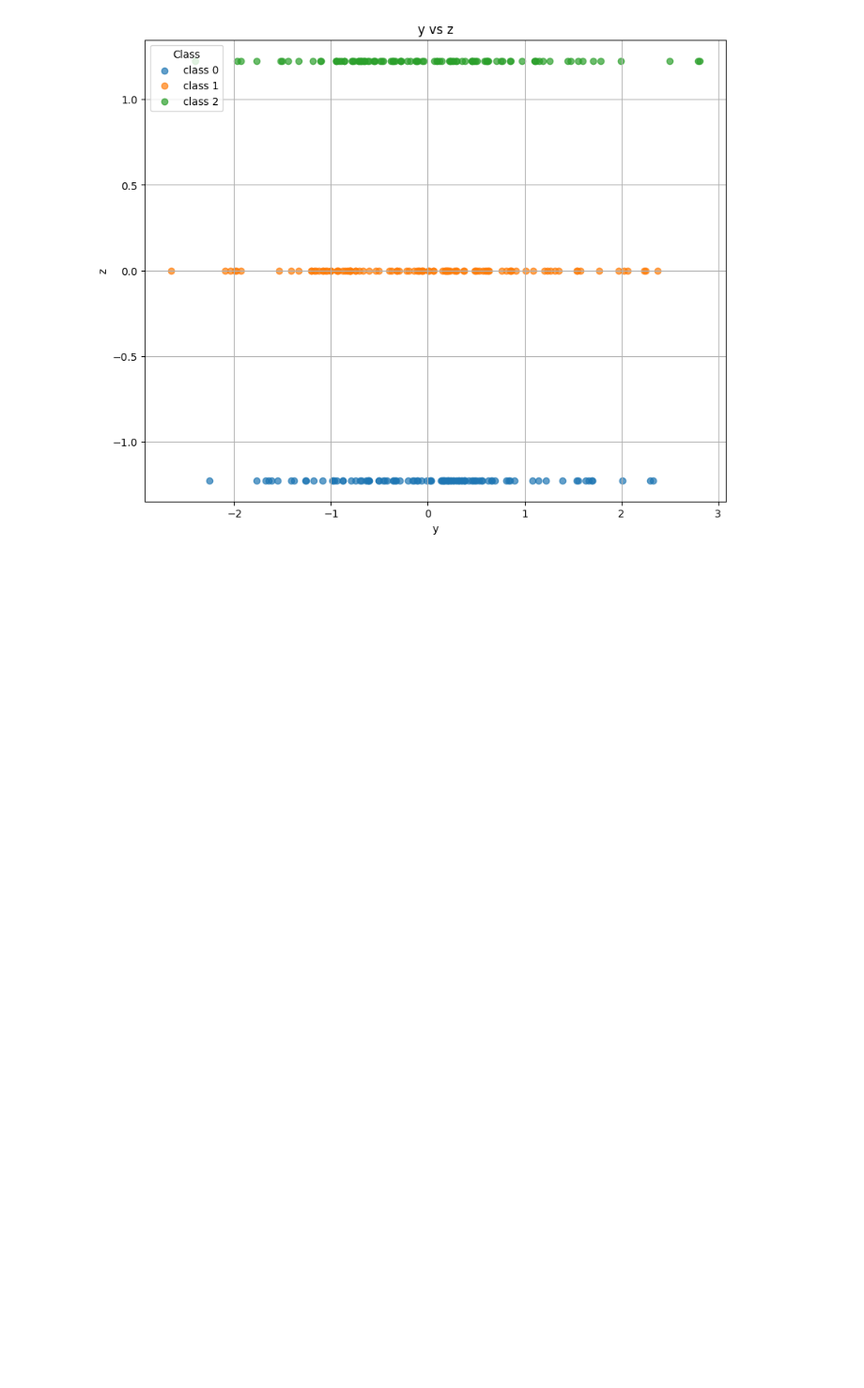
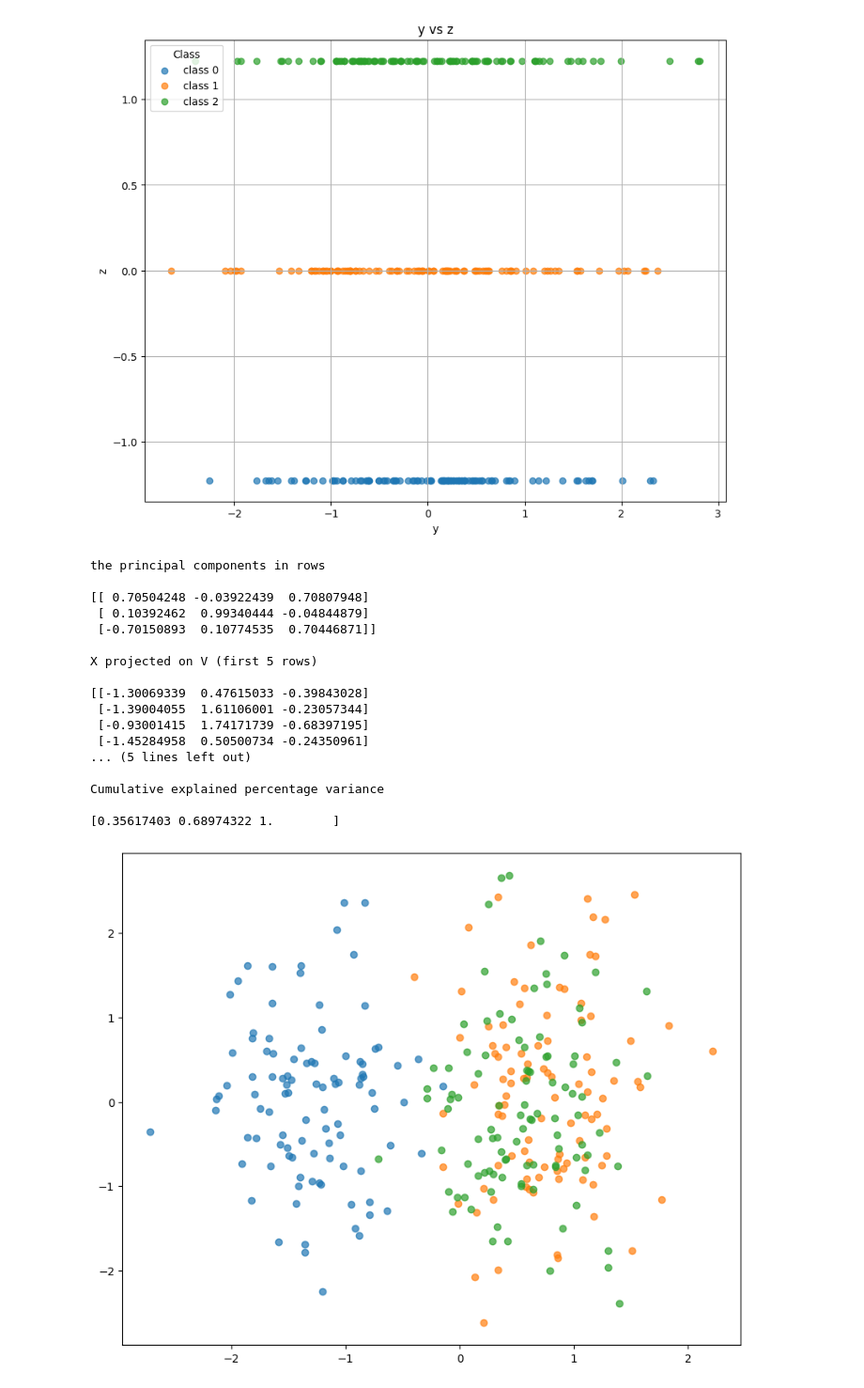
Before and after one commit to krzysztof-kar/ML2025, a Jupyter notebook: Lab01_PCA_prdom.ipynb, the cells around one changed output. Shown at 94% size. Cells and saved outputs as stored; diff of their text form; code cells hidden in the pictures; blank space fills up the shorter version.

```diff
--- a/Lab01_PCA_prdom.ipynb
+++ b/Lab01_PCA_prdom.ipynb
@@ -51,12 +51,12 @@ Remember: before applying PCA, **standardize** the data so that each feature has
 
 import pandas as pd
 url = 'https://raw.githubusercontent.com/SzymonNowakowski/Machine-Learning-2024/refs/heads/master/PCA_three_clusters_data.csv'
-X = pd.read_csv(url, index_col=0)
+Xorg = pd.read_csv(url, index_col=0)
 
 data = pd.DataFrame(X)
-y=X['class']
+y=Xorg['class']
 
-print(X.head(5))
+print(Xorg.head(5))
 # %% [output]
                   y          z  class
 x
@@ -68,7 +68,7 @@ x
 # %%
 import numpy as np
 
-X = X - np.mean(X, axis=0)
+X = Xorg - np.mean(Xorg, axis=0)
 
 X = X / np.std(X, axis=0)
 
@@ -81,6 +81,18 @@ variance_estimators = (Sigma ** 2) / (X.shape[0] - 1)
 
 XV = U @ Sigma_full
 print(XV[:5,:])
+
+print("\nVT, having the principal components in rows\n")
+print(VT)
+
+print("\nX projected on V (first 5 rows)\n")
+print(XV[:5,:])
+print("\nVariance estimators\n")
+print(variance_estimators)
+print("\nExplained percentage variance\n")
+print(variance_estimators / sum(variance_estimators))
+print("\nCumulative explained percentage variance\n")
+print(np.cumsum(variance_estimators / sum(variance_estimators)))
 # %% [output]
 [[-1.30069339 -0.47615033  0.39843028]
  [-1.39004055 -1.61106001  0.23057344]
@@ -147,3 +171,52 @@ plt.grid(True)
 plt.show()
 # %% [output]
 [figure]
+# %%
+
+
+
+from sklearn.preprocessing import StandardScaler
+from sklearn.decomposition import PCA
+
+
+# Center and standardize the data before applying PCA
+scaler = StandardScaler()
+X1 = scaler.fit_transform(Xorg)
+
+# Perform PCA and reduce the data to 2 components for visualization
+pca = PCA(n_components = 3)
+XV = pca.fit_transform(X1)
+
+print("\nthe principal components in rows\n")
+print(pca.components_)
+
+print("\nX projected on V (first 5 rows)\n")
+print(XV[:5,:])
+print("\nExplained percentage variance\n")
+print(pca.explained_variance_ratio_)
+print("\nCumulative explained percentage variance\n")
+print(np.cumsum(pca.explained_variance_ratio_))
+
+# Plot the PCA results with color coding by wine class
+plt.figure(figsize=(10, 8))
+for i, target_name in enumerate(target_names):
+    plt.scatter(XV[y==i, 0], XV[y==i, 1], label=target_name, alpha=0.7)
+# %% [output]
+the principal components in rows
+
+[[ 0.70504248 -0.03922439  0.70807948]
+ [ 0.10392462  0.99340444 -0.04844879]
+ [-0.70150893  0.10774535  0.70446871]]
+
+X projected on V (first 5 rows)
+
+[[-1.30069339  0.47615033 -0.39843028]
+ [-1.39004055  1.61106001 -0.23057344]
+ [-0.93001415  1.74171739 -0.68397195]
+ [-1.45284958  0.50500734 -0.24350961]
+... (5 lines left out)
+
+Cumulative explained percentage variance
+
+[0.35617403 0.68974322 1.        ]
+[figure, added]
```
Also changed, not shown: parts of 2 cells of this notebook.
